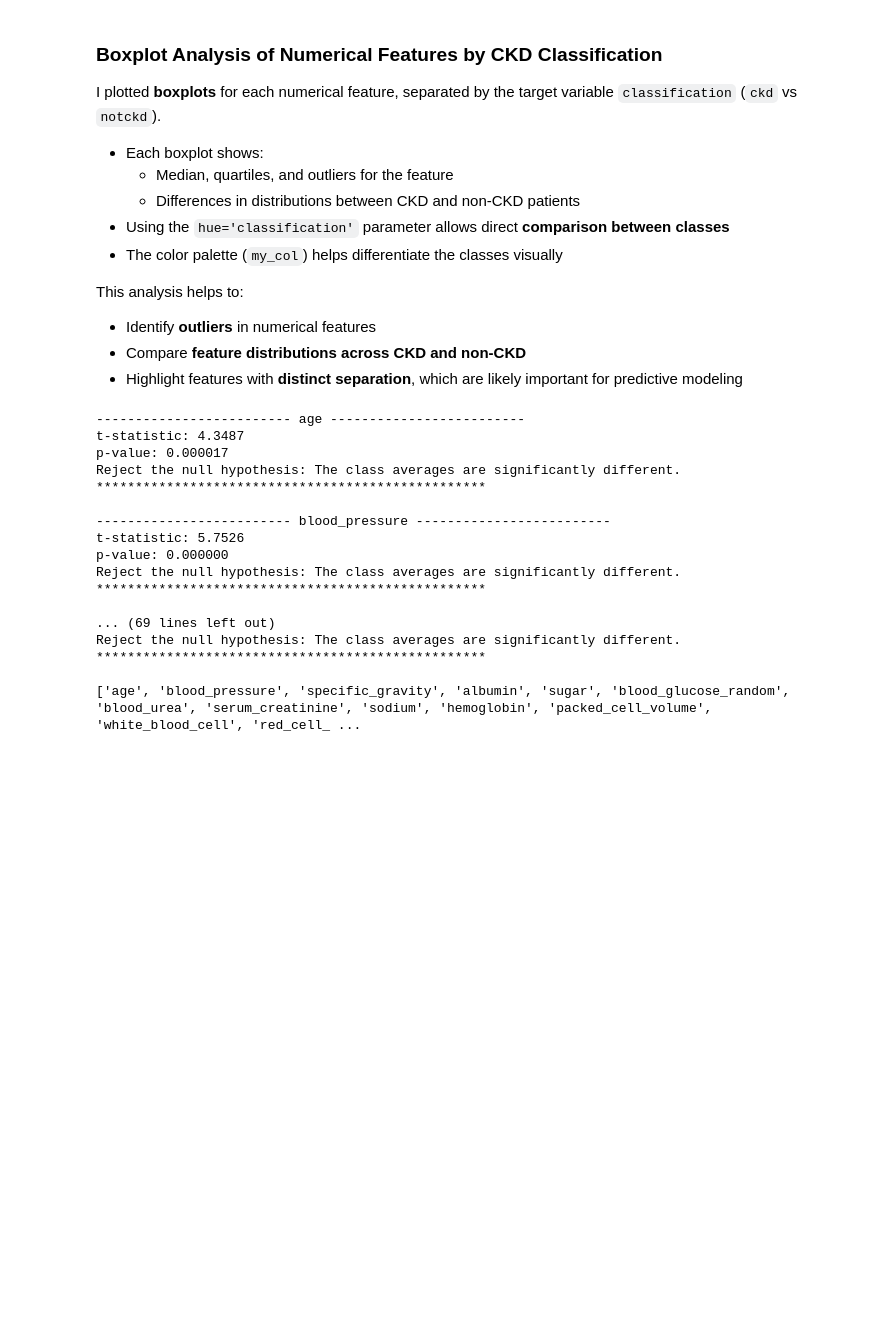
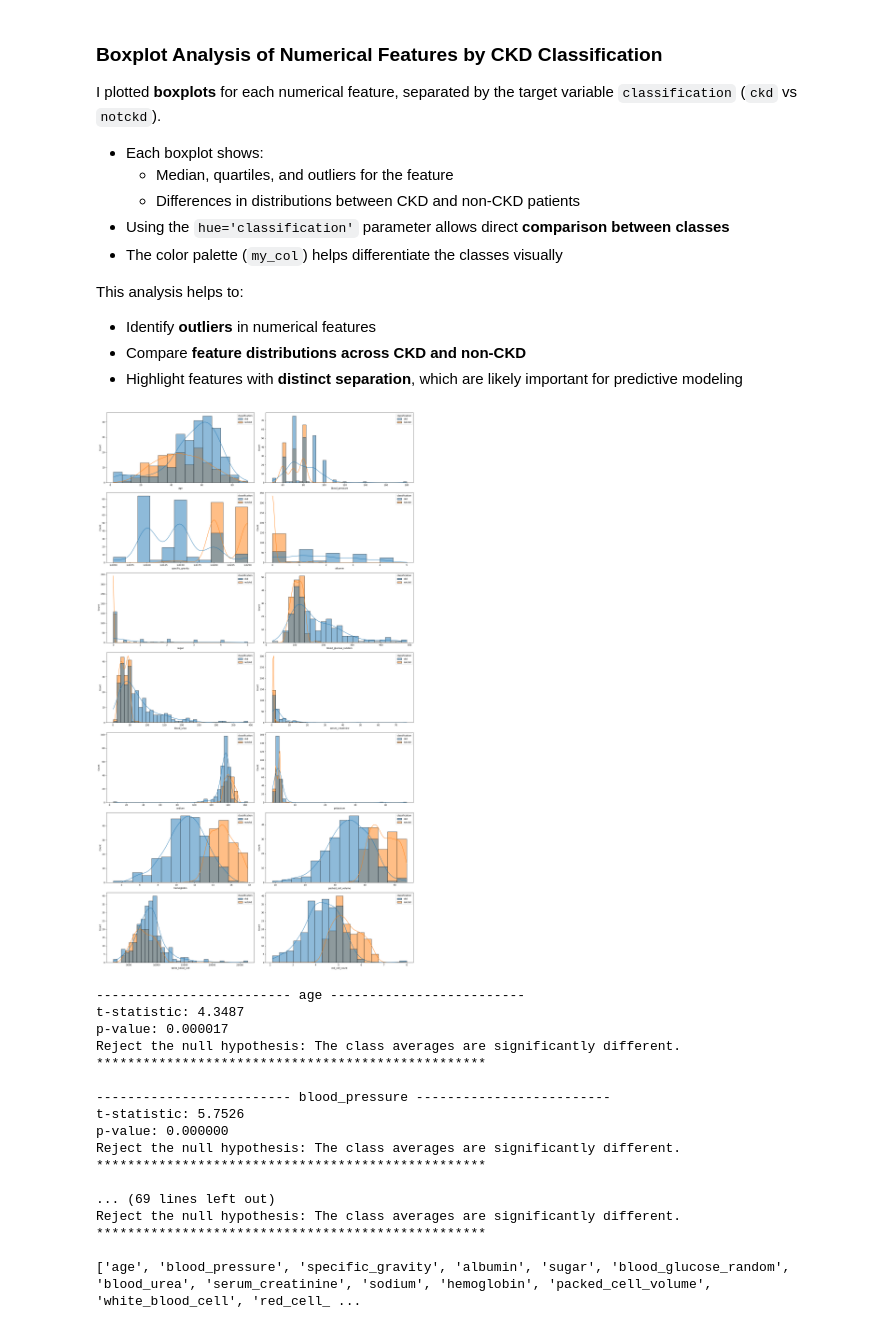
Before and after one commit to arun8nov/Multiple-Disease-prediction, a Jupyter notebook: ckd_code.ipynb, the cells around one changed output. Cells and saved outputs as stored; diff of their text form; code cells hidden in the pictures; blank space fills up the shorter version.

```diff
--- a/ckd_code.ipynb
+++ b/ckd_code.ipynb
@@ -460,6 +460,21 @@ This analysis helps to:
 - Identify **outliers** in numerical features
 - Compare **feature distributions across CKD and non-CKD**
 - Highlight features with **distinct separation**, which are likely important for predictive modeling
+# %%
+n_col =2
+n_row = (len(num_col.columns) + 1) // n_col
+
+fig, ax = plt.subplots(n_row, n_col, figsize=(20, 5*n_row))
+ax = ax.flatten()
+
+for i,col in enumerate(num_col.columns):
+    sns.histplot(data=df,x=df[col], kde=True, ax=ax[i],color="#2A9D8F",hue = 'classification')
+
+
+plt.tight_layout()
+plt.show()
+# %% [output]
+[figure, added]
 # %%
 from scipy.stats import ttest_ind
 RL = []
```
Also changed, not shown: 1 other file.
